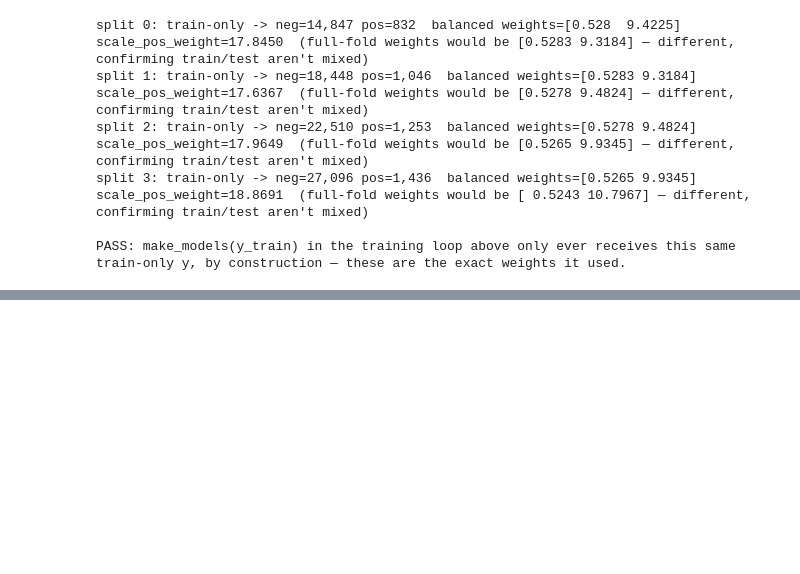
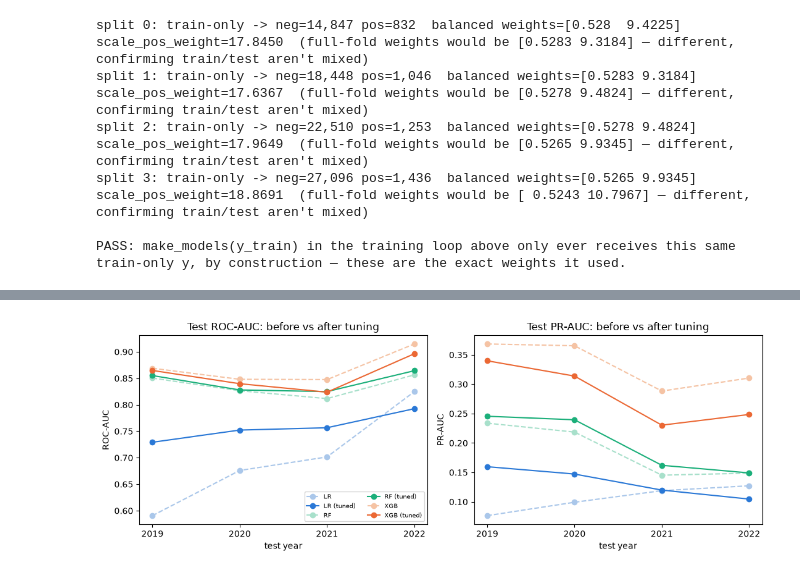
Before and after one commit to iiank/BT4012-Group14, a Jupyter notebook: notebook/model_classical.ipynb, the cells around one changed output, grey strips where cells are left out. Drawn from its saved outputs; the diff is of its cells as text; code cells hidden in the pictures; blank space fills up the shorter version.

Commit message:
Update model_classical.ipynb
baseline + tuning

```diff
--- a/notebook/model_classical.ipynb
+++ b/notebook/model_classical.ipynb
@@ -314,0 +553,16 @@ PASS: make_models(y_train) in the training loop above only ever receives this sa
+# %%
+# Overwrite with baseline (already in memory from the step-6 cells above) + tuned,
+# rather than appending to the on-disk file -- keeps reruns of this notebook idempotent
+# instead of duplicating rows each time.
+preds_df_combined = pd.concat([preds_df, tuned_preds_df], ignore_index=True)
+res_combined = pd.concat([res, tuned_res], ignore_index=True)
+
+rgcn_cols = pd.read_csv(RESULTS_DIR / "rgcn_results.csv", nrows=0).columns.tolist()
+assert list(res_combined.columns) == rgcn_cols, "classical_results.csv columns don't match rgcn_results.csv"
+
+preds_df_combined.to_csv(RESULTS_DIR / "classical_predictions.csv", index=False)
+res_combined.to_csv(RESULTS_DIR / "classical_results.csv", index=False)
+print(f"PASS: columns still match rgcn_results.csv exactly")
+print(f"wrote {len(preds_df_combined):,} prediction rows and {len(res_combined)} result rows "
+      f"(baseline + tuned) to results/")
+res_combined
@@ -314,0 +594,23 @@ PASS: make_models(y_train) in the training loop above only ever receives this sa
+# %%
+ALL_MODELS = ["logreg", "logreg_tuned", "rf", "rf_tuned", "xgb", "xgb_tuned"]
+ALL_NAMES = {"logreg": "LR", "logreg_tuned": "LR (tuned)", "rf": "RF", "rf_tuned": "RF (tuned)",
+             "xgb": "XGB", "xgb_tuned": "XGB (tuned)"}
+ALL_COLORS = {"logreg": "#aac7ea", "logreg_tuned": "#2a78d6", "rf": "#a8e0cb", "rf_tuned": "#1baf7a",
+              "xgb": "#f5c3a4", "xgb_tuned": "#eb6834"}
+
+def subset_all(model, yr):
+    return preds_df_combined[(preds_df_combined["model"] == model) & (preds_df_combined["Year"] == yr)]
+
+fig, axes = plt.subplots(1, 2, figsize=(11, 4))
+for ax, metric, title in [(axes[0], "test_auc", "ROC-AUC"), (axes[1], "test_pr_auc", "PR-AUC")]:
+    for m in ALL_MODELS:
+        d = res_combined[res_combined["model"] == m].sort_values("test_year")
+        ls = "--" if m in ("logreg", "rf", "xgb") else "-"
+        ax.plot(d["test_year"], d[metric], marker="o", ms=6, ls=ls, color=ALL_COLORS[m], label=ALL_NAMES[m])
+    ax.set(title=f"Test {title}: before vs after tuning", xlabel="test year", ylabel=title,
+           xticks=sorted(TEST_YEARS.values()))
+axes[0].legend(fontsize=7, ncol=2)
+fig.tight_layout()
+plt.show()
+# %% [output]
+[figure, added]
```
Also changed, not shown: parts of 14 cells of this notebook.
